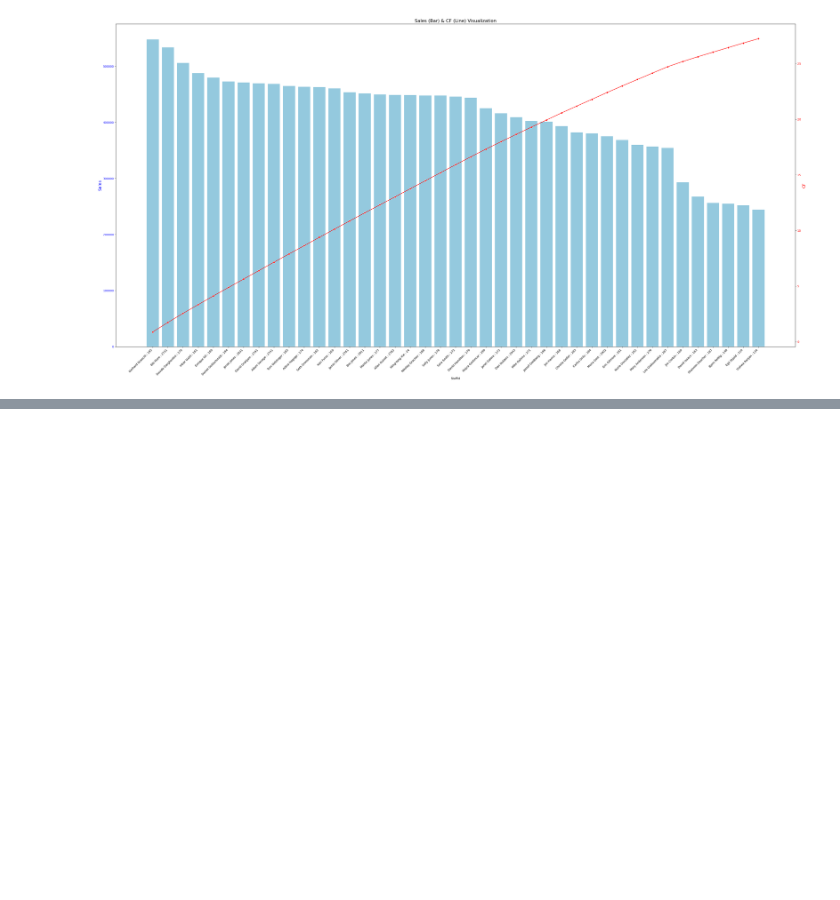
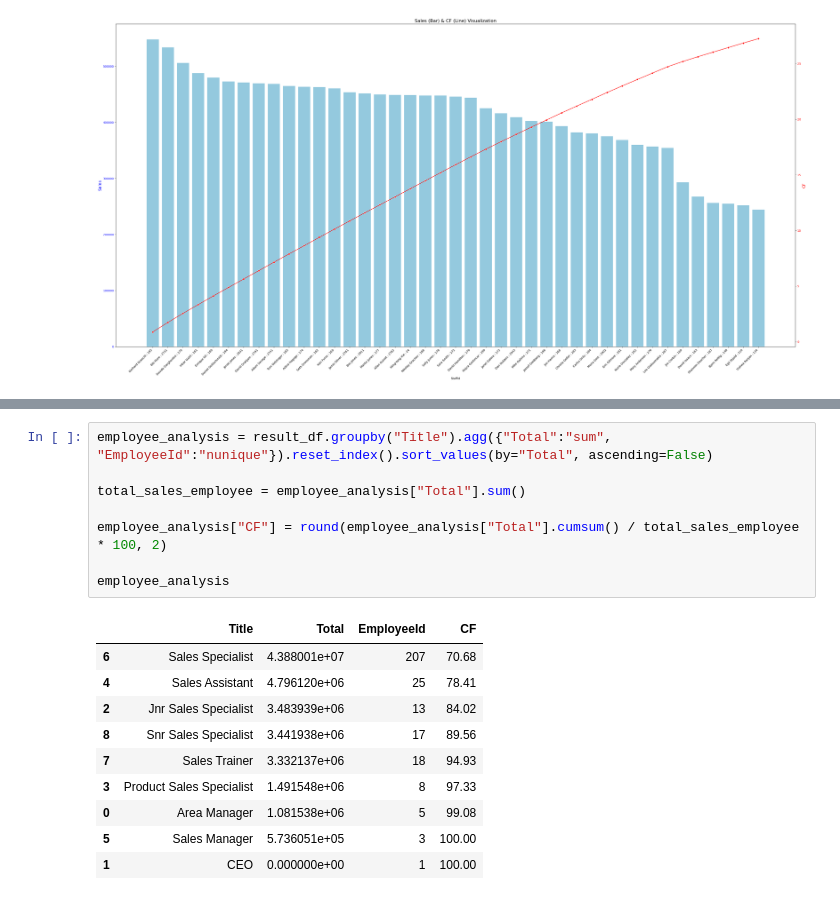
Before and after one commit to baxt1or/Qlik-Sense-Udemy-Tutorial-with-Python-and-SQL, a Jupyter notebook: Section 7: Payroll Analytics and Pareto Analysis/main.ipynb, the cells around one changed output, grey strips where cells are left out. Drawn from its saved outputs; the diff is of its cells as text; blank space fills up the shorter version.

```diff
--- a/Section 7: Payroll Analytics and Pareto Analysis/main.ipynb
+++ b/Section 7: Payroll Analytics and Pareto Analysis/main.ipynb
@@ -215,0 +257,19 @@ plt.show()
+# %%
+employee_analysis = result_df.groupby("Title").agg({"Total":"sum", "EmployeeId":"nunique"}).reset_index().sort_values(by="Total", ascending=False)
+
+total_sales_employee = employee_analysis["Total"].sum()
+
+employee_analysis["CF"] = round(employee_analysis["Total"].cumsum() / total_sales_employee * 100, 2)
+
+employee_analysis
+# %% [output]
+|  | Title | Total | EmployeeId | CF |
+| 6 | Sales Specialist | 4.388001e+07 | 207 | 70.68 |
+| 4 | Sales Assistant | 4.796120e+06 | 25 | 78.41 |
+| 2 | Jnr Sales Specialist | 3.483939e+06 | 13 | 84.02 |
+| 8 | Snr Sales Specialist | 3.441938e+06 | 17 | 89.56 |
+| 7 | Sales Trainer | 3.332137e+06 | 18 | 94.93 |
+| 3 | Product Sales Specialist | 1.491548e+06 | 8 | 97.33 |
+| 0 | Area Manager | 1.081538e+06 | 5 | 99.08 |
+| 5 | Sales Manager | 5.736051e+05 | 3 | 100.00 |
+| 1 | CEO | 0.000000e+00 | 1 | 100.00 |
```
Also changed, not shown: parts of 6 cells of this notebook.
